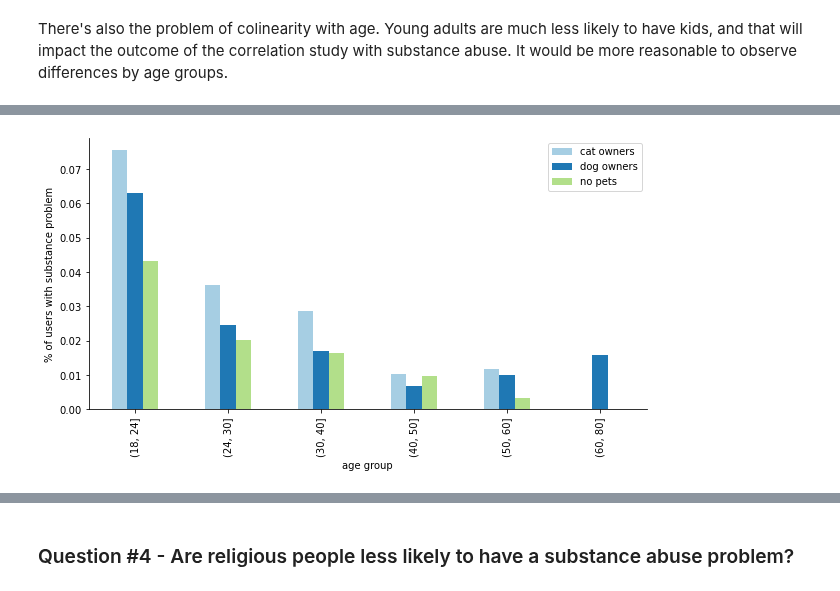
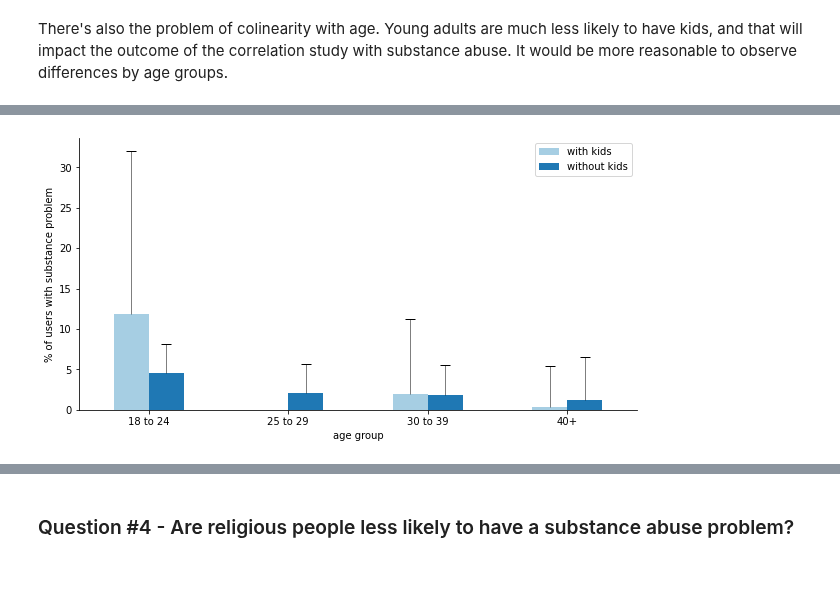
Before and after one commit to brunoarine/substance-problem-study, a Jupyter notebook: notebooks/project.ipynb, the cells around one changed output, grey strips where cells are left out. Saved outputs shown, nothing was run; the diff lists cells and outputs as text; code cells hidden in the pictures.

```diff
--- a/notebooks/project.ipynb
+++ b/notebooks/project.ipynb
@@ -351,13 +444,0 @@ table_offspring
-# %%
-sns.set_palette("Paired")
-
-has_kids_yes = df[df["offspring"] == True].groupby("age_group")["abuse"].mean().to_frame()
-has_kids_no = df[df["offspring"] == False].groupby("age_group")["abuse"].mean().to_frame()
-has_kids = pd.concat([has_kids_yes, has_kids_no], axis=1)
-has_kids.columns = ["with kids", "without kids"]
-
-has_kids.plot.bar(figsize=(10,5))
-plt.ylabel("% of users with substance problem")
-plt.xlabel("age group")
-sns.despine()
-plt.show()
@@ -366,15 +445,9 @@ plt.show()
-# %%
-sns.set_palette("Paired")
-has_cats = df[df["has_cats"] == True].groupby("age_group")["abuse"].mean().to_frame()
-has_dogs = df[df["has_dogs"] == True].groupby("age_group")["abuse"].mean().to_frame()
-has_none = df[df["has_pets"] == False].groupby("age_group")["abuse"].mean().to_frame()
-has_pets = pd.concat([has_cats, has_dogs, has_none], axis=1)
-has_pets.columns = ["cat owners", "dog owners", "no pets"]
-
-has_pets.plot.bar(figsize=(10,5))
-plt.ylabel("% of users with substance problem")
-plt.xlabel("age group")
-sns.despine()
-plt.show()
-# %% [output]
-[figure, removed]
+# %%
+vert_barplot(df=df,
+             bars=[("offspring", 1), ("offspring",0)],
+             label=["with kids", "without kids"],
+             groupby="age_group",
+             title="age group",
+             color=sns.color_palette("Paired"))
+# %% [output]
+[figure, added]
```
Also changed, not shown: parts of 41 cells of this notebook.
